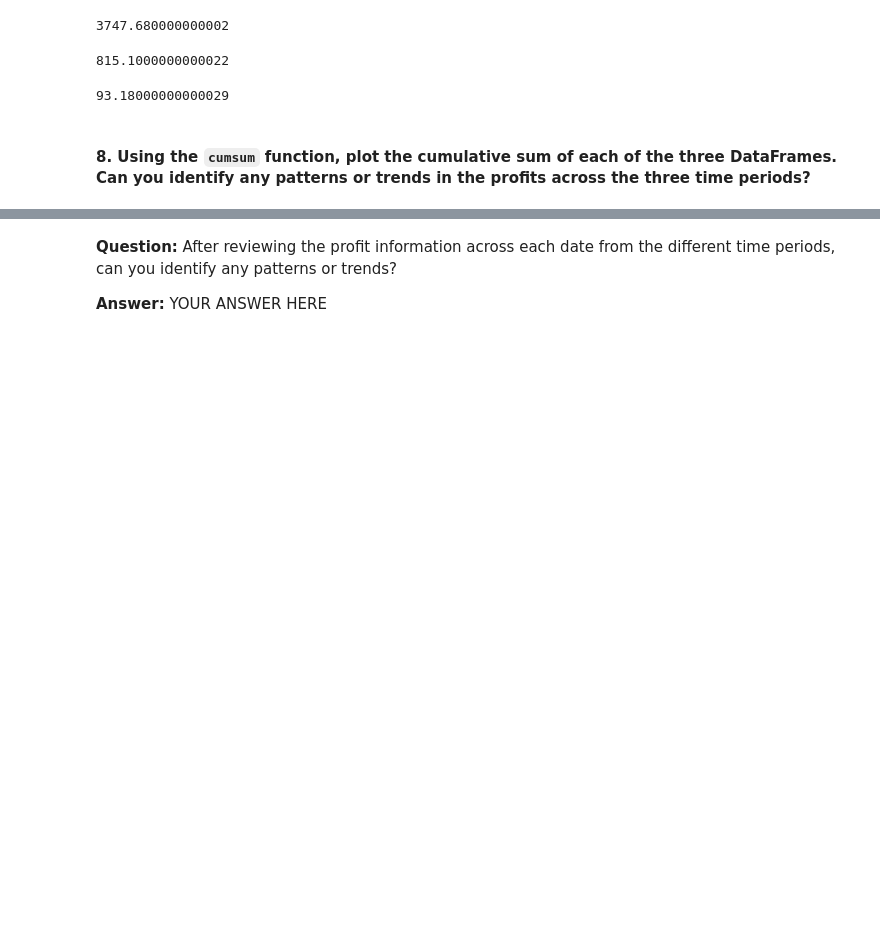
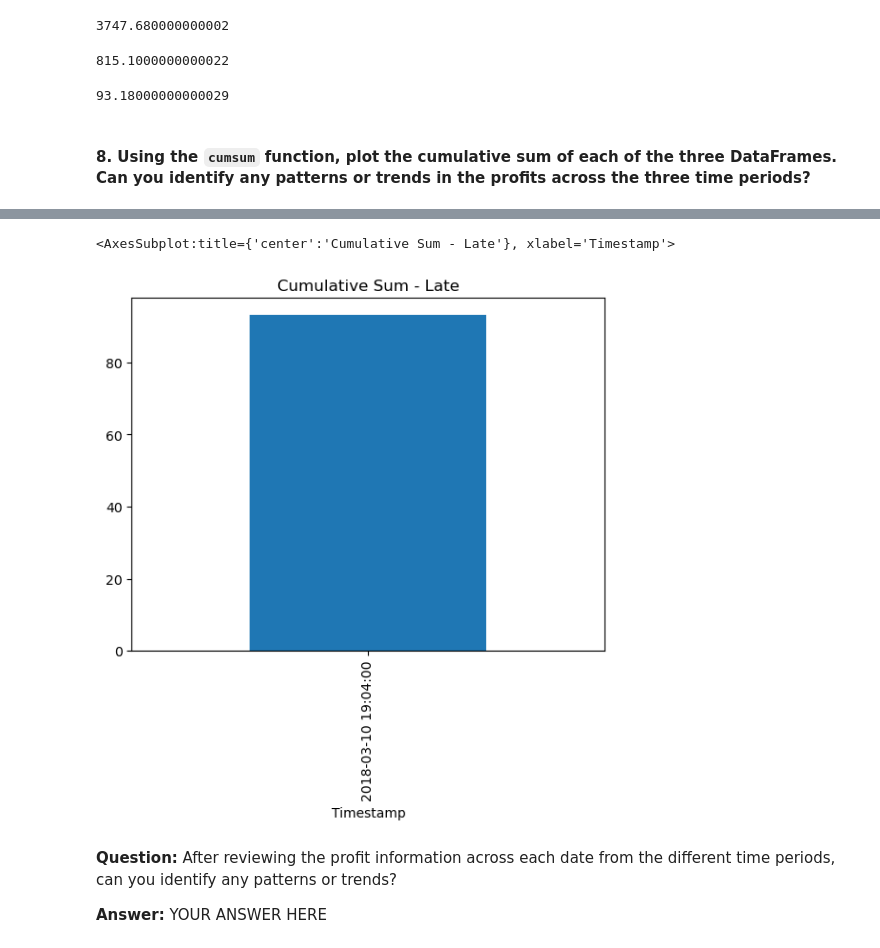
Before and after one commit to djohnst914/Bitcoin_Arbitrage_Opportunities, a Jupyter notebook: crypto_arbitrage.ipynb, the cells around one changed output, grey strips where cells are left out. Saved outputs shown, nothing was run; the diff lists cells and outputs as text; code cells hidden in the pictures; blank space fills up the shorter version.

```diff
--- a/crypto_arbitrage.ipynb
+++ b/crypto_arbitrage.ipynb
@@ -857,3 +866,13 @@ cumulative_profit_early = # YOUR CODE HERE
+# %%
+# Use the cumsum function to calculate the cumulative profits over time for the late profit per trade DataFrame
+cumulative_profit_late = profit_per_trade_late.cumsum()
+# %%
+# Plot the cumulative sum of profits for the early profit per trade DataFrame
+# use bar plot due to there only being 1 profitable trade late in the data. line plot shows nothing because of this, bar best visualizes data
+cumulative_profit_late.plot(title='Cumulative Sum - Late', kind='bar')
+# %% [output]
+<AxesSubplot:title={'center':'Cumulative Sum - Late'}, xlabel='Timestamp'>
+[figure, added]
 # %% [markdown]
 **Question:** After reviewing the profit information across each date from the different time periods, can you identify any patterns or trends?
 
```
Also changed, not shown: parts of 4 cells of this notebook.
